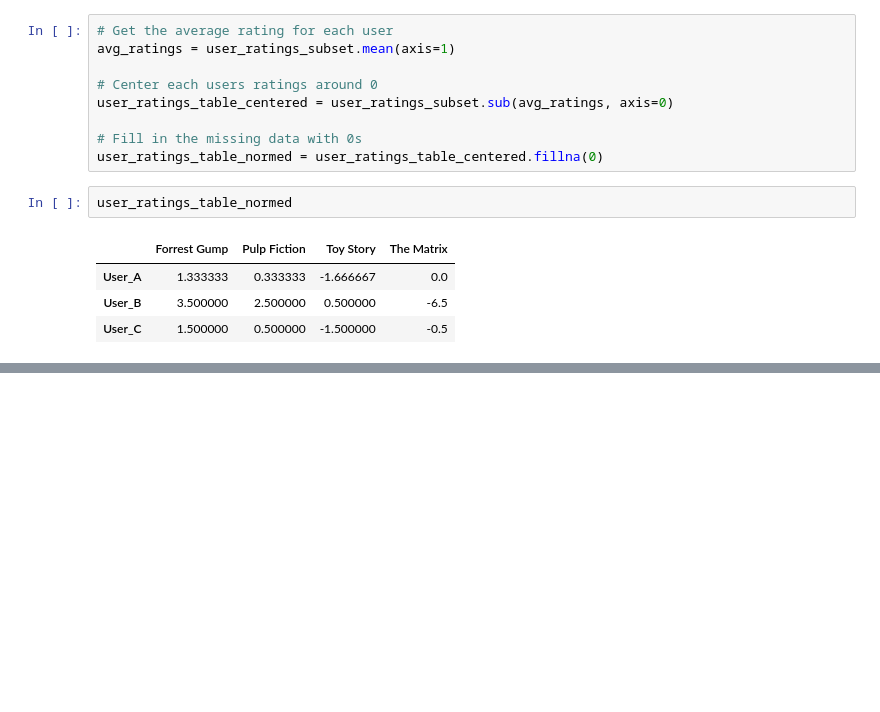
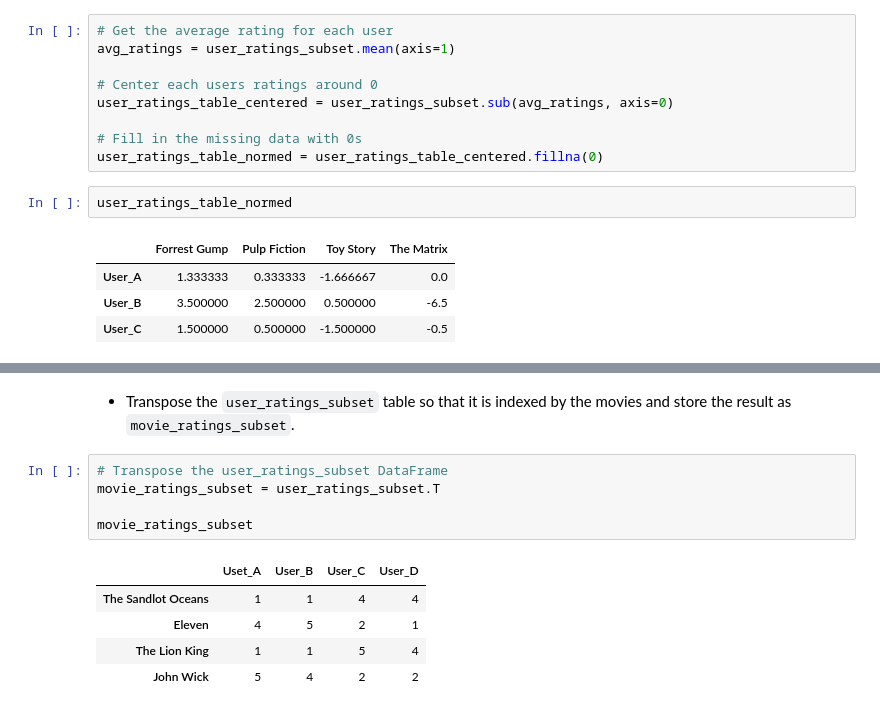
Before and after one commit to ramalho-edneide/recommendation_engines_course, a Jupyter notebook: chapter_03.ipynb, the cells around one changed output, grey strips where cells are left out. Cells and saved outputs as stored; diff of their text form; blank space fills up the shorter version.

```diff
--- a/chapter_03.ipynb
+++ b/chapter_03.ipynb
@@ -150,0 +194,13 @@ user_ratings_table_normed
+# %% [markdown]
+- Transpose the `user_ratings_subset` table so that it is indexed by the movies and store the result as `movie_ratings_subset`.
+# %%
+# Transpose the user_ratings_subset DataFrame
+movie_ratings_subset = user_ratings_subset.T
+
+movie_ratings_subset
+# %% [output]
+|  | Uset_A | User_B | User_C | User_D |
+| The Sandlot Oceans | 1 | 1 | 4 | 4 |
+| Eleven | 4 | 5 | 2 | 1 |
+| The Lion King | 1 | 1 | 5 | 4 |
+| John Wick | 5 | 4 | 2 | 2 |
```
Also changed, not shown: parts of 13 cells of this notebook.
